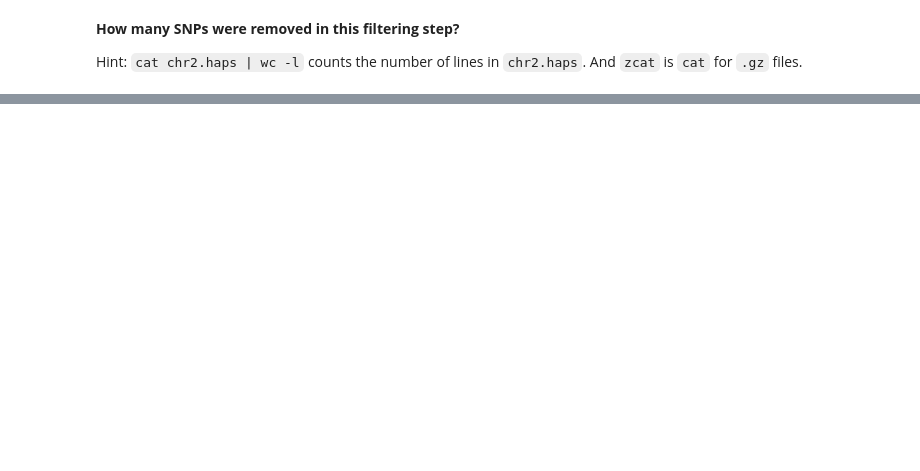
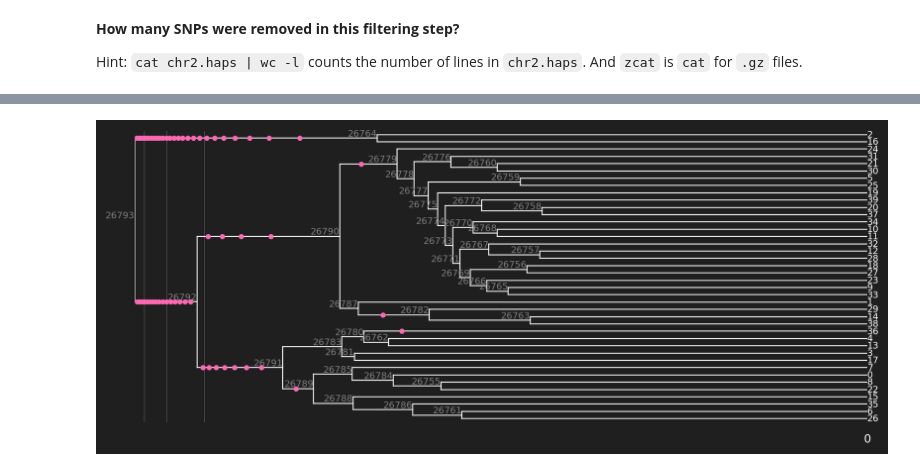
Before and after one commit to munch-group/relate-tree-exercise, a Jupyter notebook: notebook.ipynb, the cells around one changed output, grey strips where cells are left out. Cells and saved outputs as stored; diff of their text form; code cells hidden in the pictures; blank space fills up the shorter version.

```diff
--- a/notebook.ipynb
+++ b/notebook.ipynb
@@ -218,0 +460,4 @@ display(HTML("<div>" + "".join(svgs) + "</div>"))
+# %%
+plot_tree(tree, figsize=(10, 4), show_node_ids=True, log_scale=True) ;
+# %% [output]
+[figure, added]
```
Also changed, not shown: parts of 80 cells of this notebook, 3 other files.
